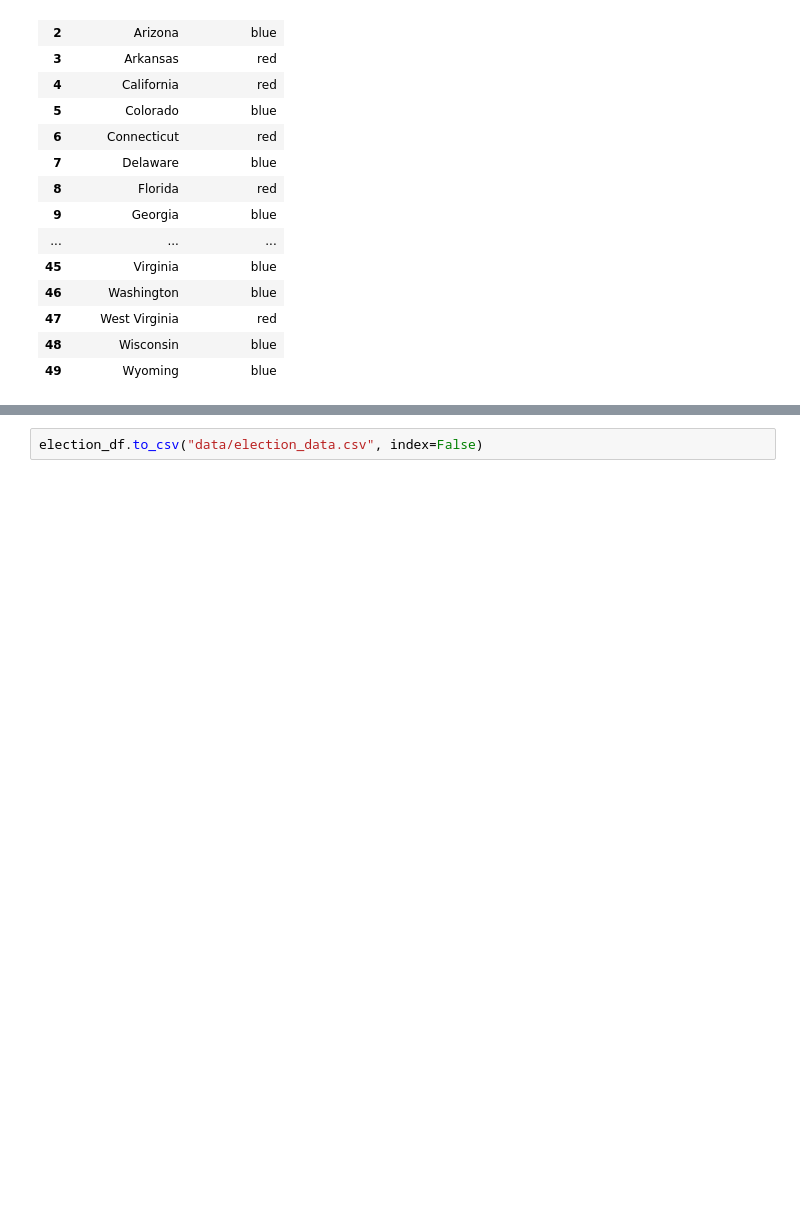
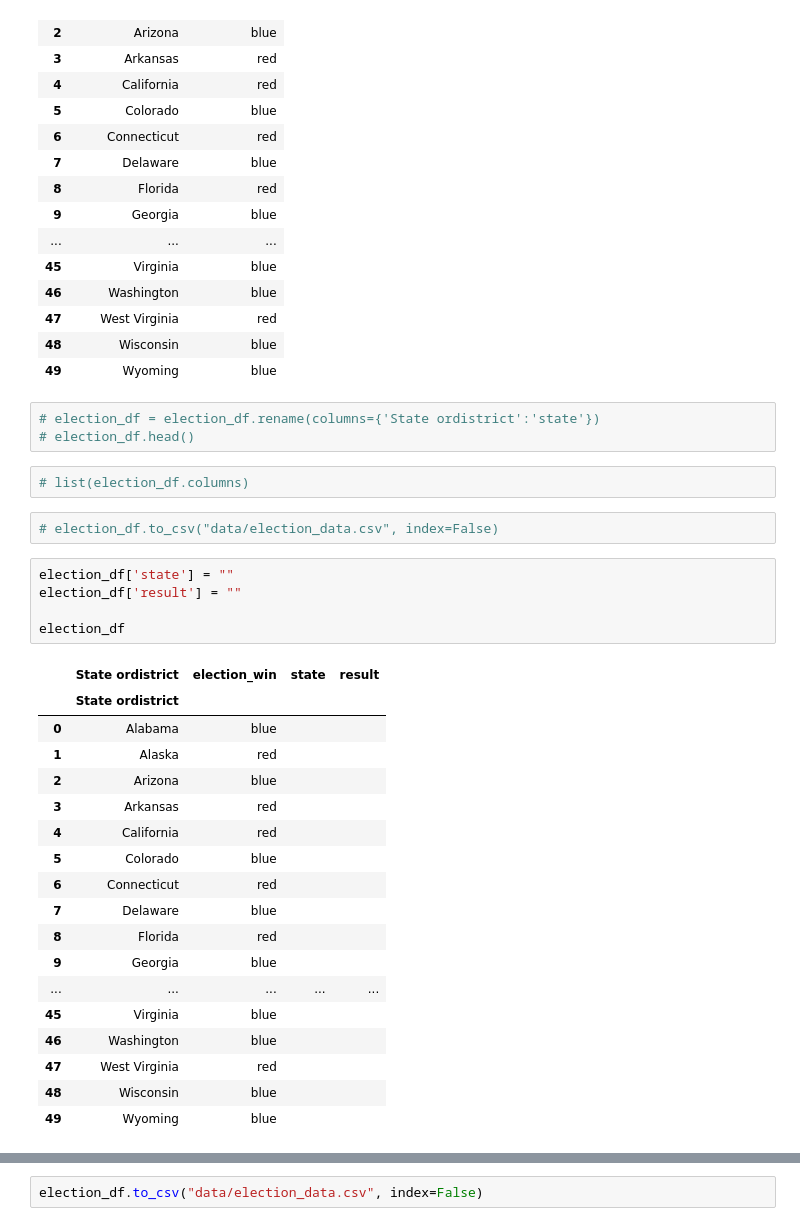
Before and after one commit to gucaselo/MAS-Project, a Jupyter notebook: scraped_cleaned_data.ipynb, the cells around one changed output, grey strips where cells are left out. Drawn from its saved outputs; the diff is of its cells as text; blank space fills up the shorter version.

Commit message:
updated election_df

```diff
--- a/scraped_cleaned_data.ipynb
+++ b/scraped_cleaned_data.ipynb
@@ -277,3 +277,34 @@ election_df
 | 47 | West Virginia | red |
 | 48 | Wisconsin | blue |
 | 49 | Wyoming | blue |
+# %%
+# election_df = election_df.rename(columns={'State ordistrict':'state'})
+# election_df.head()
+# %%
+# list(election_df.columns)
+# %%
+# election_df.to_csv("data/election_data.csv", index=False)
+# %%
+election_df['state'] = ""
+election_df['result'] = ""
+
+election_df
+# %% [output]
+|  | State ordistrict | election_win | state | result |
+|  | State ordistrict |  |  |  |
+| 0 | Alabama | blue |  |  |
+| 1 | Alaska | red |  |  |
+| 2 | Arizona | blue |  |  |
+| 3 | Arkansas | red |  |  |
+| 4 | California | red |  |  |
+| 5 | Colorado | blue |  |  |
+| 6 | Connecticut | red |  |  |
+| 7 | Delaware | blue |  |  |
+| 8 | Florida | red |  |  |
+| 9 | Georgia | blue |  |  |
+| ... | ... | ... | ... | ... |
+| 45 | Virginia | blue |  |  |
+| 46 | Washington | blue |  |  |
+| 47 | West Virginia | red |  |  |
+| 48 | Wisconsin | blue |  |  |
+| 49 | Wyoming | blue |  |  |
```
Also changed, not shown: parts of 2 cells of this notebook, 1 other file.
